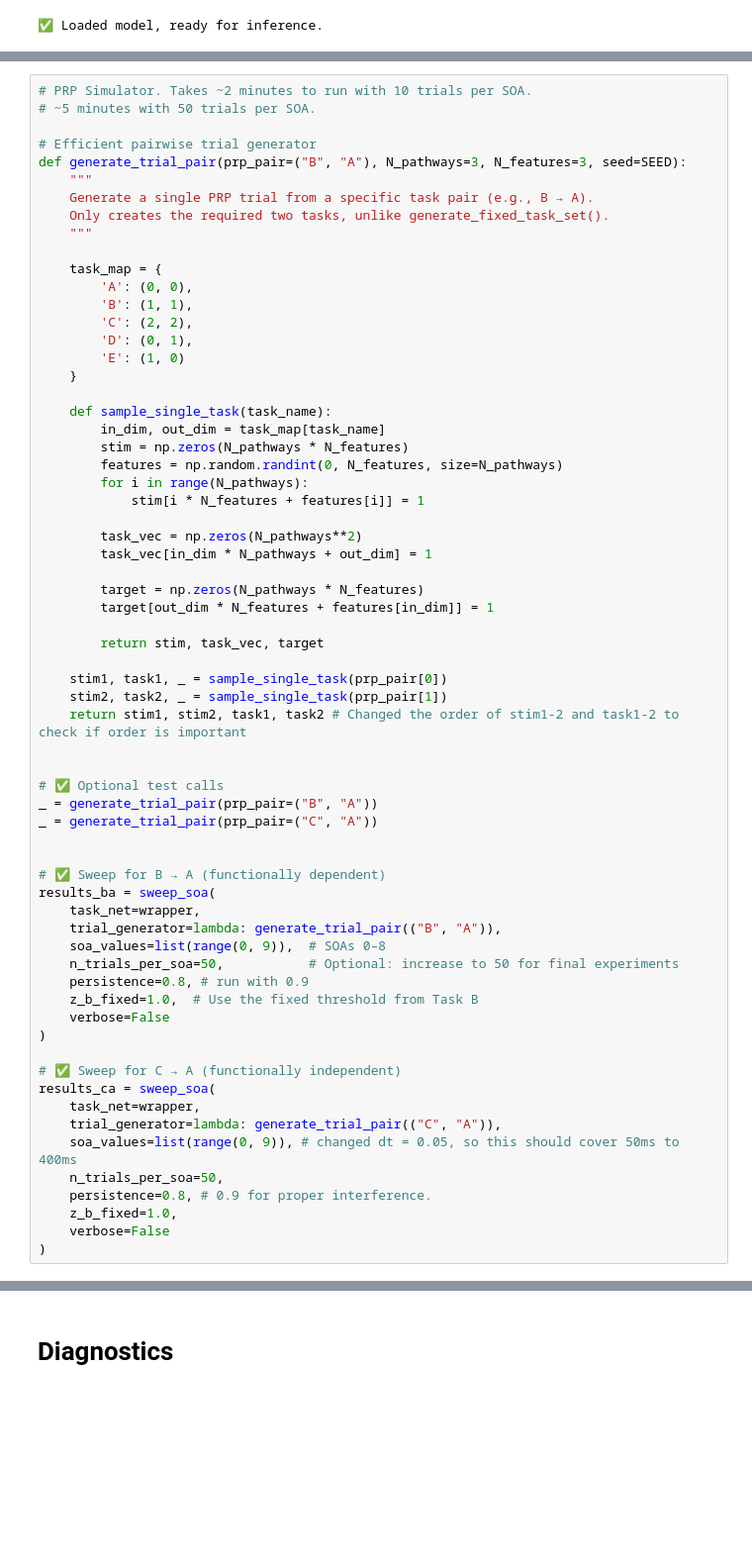
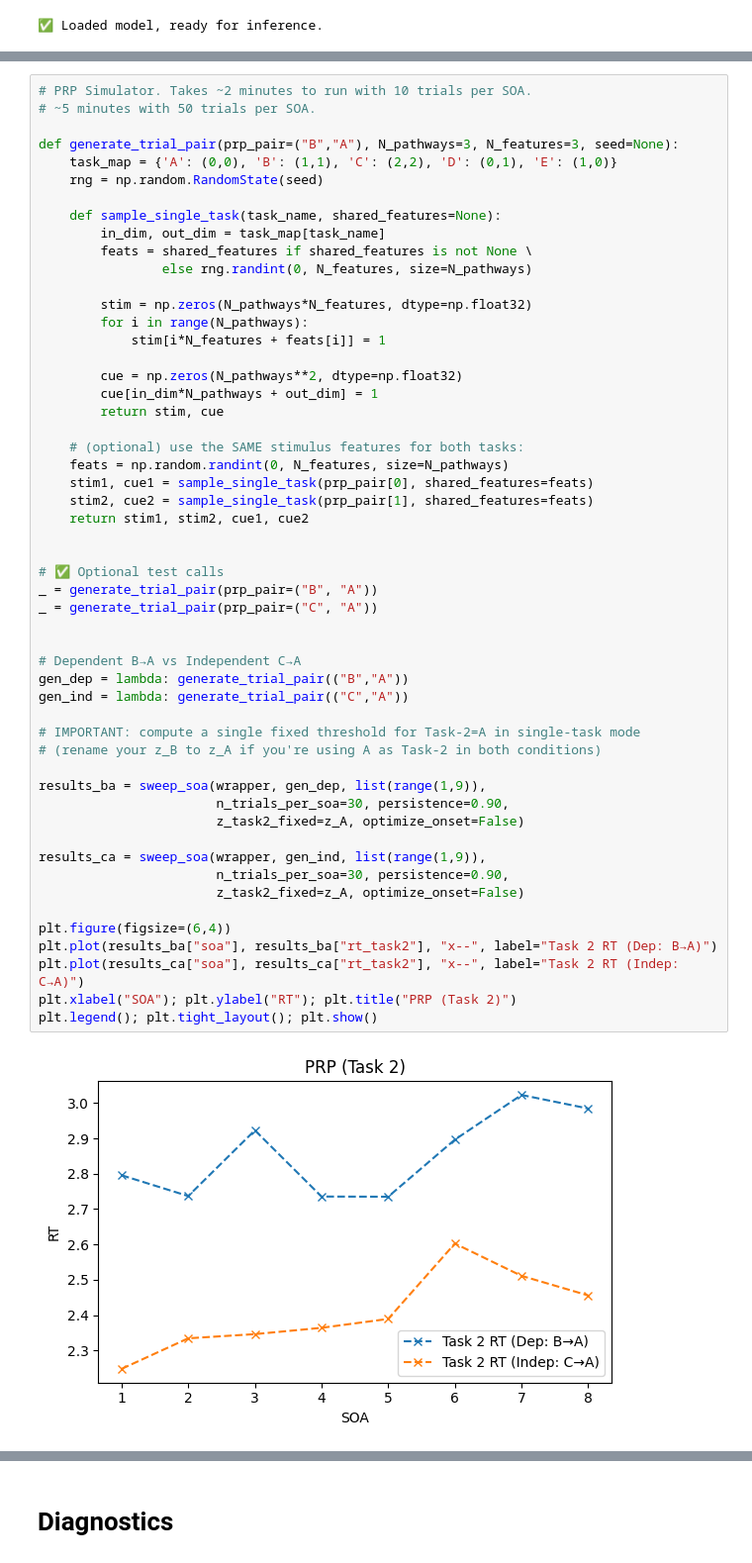
Before and after one commit to acesmeci/prp_model, a Jupyter notebook: notebooks/lca_experiments.ipynb, the cells around one changed output, grey strips where cells are left out. Shown at 99% size. Drawn from its saved outputs; the diff is of its cells as text; blank space fills up the shorter version.

```diff
--- a/notebooks/lca_experiments.ipynb
+++ b/notebooks/lca_experiments.ipynb
@@ -116,68 +225,58 @@ Fixed Task B threshold = 0.2
 # %%
 # PRP Simulator. Takes ~2 minutes to run with 10 trials per SOA.
 # ~5 minutes with 50 trials per SOA.
 
-# Efficient pairwise trial generator
-def generate_trial_pair(prp_pair=("B", "A"), N_pathways=3, N_features=3, seed=SEED):
-    """
-    Generate a single PRP trial from a specific task pair (e.g., B → A).
-    Only creates the required two tasks, unlike generate_fixed_task_set().
-    """
+def generate_trial_pair(prp_pair=("B","A"), N_pathways=3, N_features=3, seed=None):
+    task_map = {'A': (0,0), 'B': (1,1), 'C': (2,2), 'D': (0,1), 'E': (1,0)}
+    rng = np.random.RandomState(seed)
 
-    task_map = {
-        'A': (0, 0),
-        'B': (1, 1),
-        'C': (2, 2),
-        'D': (0, 1),
-        'E': (1, 0)
-    }
+    def sample_single_task(task_name, shared_features=None):
+        in_dim, out_dim = task_map[task_name]
+        feats = shared_features if shared_features is not None \
+                else rng.randint(0, N_features, size=N_pathways)
 
-    def sample_single_task(task_name):
-        in_dim, out_dim = task_map[task_name]
-        stim = np.zeros(N_pathways * N_features)
-        features = np.random.randint(0, N_features, size=N_pathways)
+        stim = np.zeros(N_pathways*N_features, dtype=np.float32)
         for i in range(N_pathways):
-            stim[i * N_features + features[i]] = 1
+            stim[i*N_features + feats[i]] = 1
 
-        task_vec = np.zeros(N_pathways**2)
-        task_vec[in_dim * N_pathways + out_dim] = 1
+        cue = np.zeros(N_pathways**2, dtype=np.float32)
+        cue[in_dim*N_pathways + out_dim] = 1
+        return stim, cue
 
-        target = np.zeros(N_pathways * N_features)
-        target[out_dim * N_features + features[in_dim]] = 1
-
-        return stim, task_vec, target
-
-    stim1, task1, _ = sample_single_task(prp_pair[0])
-    stim2, task2, _ = sample_single_task(prp_pair[1])
-    return stim1, stim2, task1, task2 # Changed the order of stim1-2 and task1-2 to check if order is important
+    # (optional) use the SAME stimulus features for both tasks:
+    feats = np.random.randint(0, N_features, size=N_pathways)
+    stim1, cue1 = sample_single_task(prp_pair[0], shared_features=feats)
+    stim2, cue2 = sample_single_task(prp_pair[1], shared_features=feats)
+    return stim1, stim2, cue1, cue2
 
 
 # ✅ Optional test calls
 _ = generate_trial_pair(prp_pair=("B", "A"))
 _ = generate_trial_pair(prp_pair=("C", "A"))
 
 
-# ✅ Sweep for B → A (functionally dependent)
-results_ba = sweep_soa(
-    task_net=wrapper,
-    trial_generator=lambda: generate_trial_pair(("B", "A")),
-    soa_values=list(range(0, 9)),  # SOAs 0–8
-    n_trials_per_soa=50,           # Optional: increase to 50 for final experiments
-    persistence=0.8, # run with 0.9
-    z_b_fixed=1.0,  # Use the fixed threshold from Task B
-    verbose=False
-)
+# Dependent B→A vs Independent C→A
+gen_dep = lambda: generate_trial_pair(("B","A"))
+gen_ind = lambda: generate_trial_pair(("C","A"))
 
-# ✅ Sweep for C → A (functionally independent)
-results_ca = sweep_soa(
-    task_net=wrapper,
-    trial_generator=lambda: generate_trial_pair(("C", "A")),
-    soa_values=list(range(0, 9)), # changed dt = 0.05, so this should cover 50ms to 400ms
-    n_trials_per_soa=50,
-    persistence=0.8, # 0.9 for proper interference.
-    z_b_fixed=1.0,
-    verbose=False
-)
+# IMPORTANT: compute a single fixed threshold for Task-2=A in single-task mode
+# (rename your z_B to z_A if you're using A as Task-2 in both conditions)
+
+results_ba = sweep_soa(wrapper, gen_dep, list(range(1,9)),
+                       n_trials_per_soa=30, persistence=0.90,
+                       z_task2_fixed=z_A, optimize_onset=False)
+
+results_ca = sweep_soa(wrapper, gen_ind, list(range(1,9)),
+                       n_trials_per_soa=30, persistence=0.90,
+                       z_task2_fixed=z_A, optimize_onset=False)
+
+plt.figure(figsize=(6,4))
+plt.plot(results_ba["soa"], results_ba["rt_task2"], "x--", label="Task 2 RT (Dep: B→A)")
+plt.plot(results_ca["soa"], results_ca["rt_task2"], "x--", label="Task 2 RT (Indep: C→A)")
+plt.xlabel("SOA"); plt.ylabel("RT"); plt.title("PRP (Task 2)")
+plt.legend(); plt.tight_layout(); plt.show()
+# %% [output]
+[figure, added]
 # %%
 # Plot RTs and Error Rates
 
```
Also changed, not shown: parts of 10 cells of this notebook, 1 other file.
